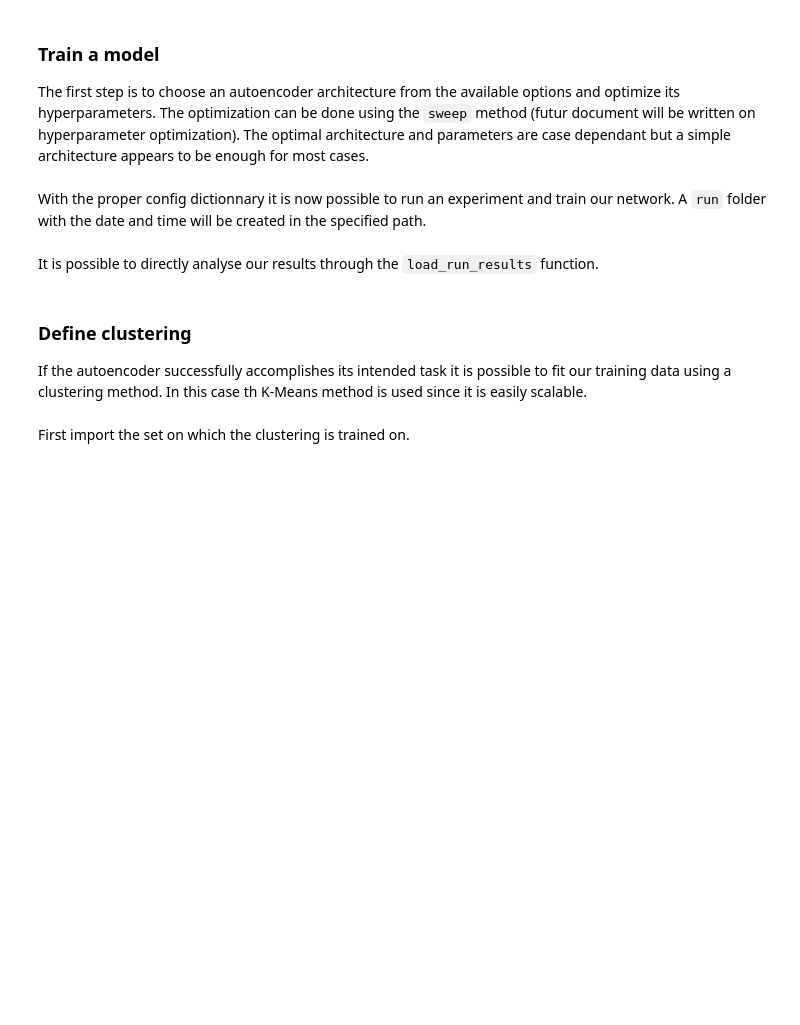
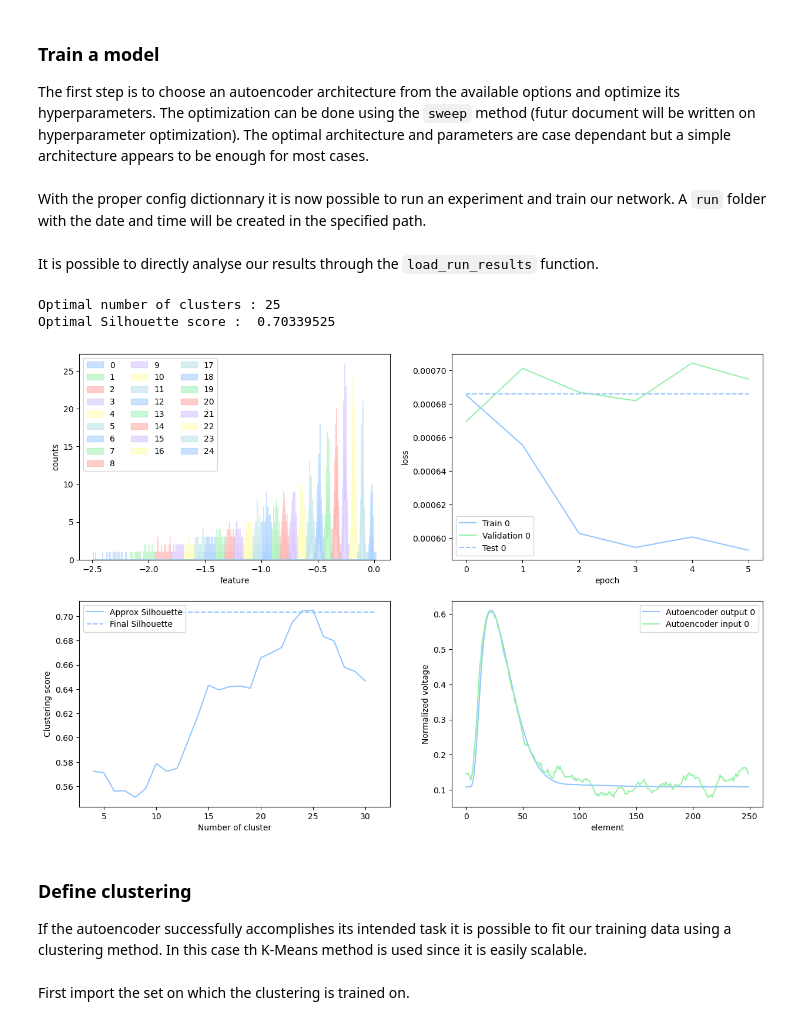
Before and after one commit to polyquantique/Photon-Number-Classification, a Jupyter notebook: src/CompletProtocol.ipynb, the cells around one changed output. Cells and saved outputs as stored; diff of their text form; code cells hidden in the pictures; blank space fills up the shorter version.

```diff
--- a/src/CompletProtocol.ipynb
+++ b/src/CompletProtocol.ipynb
@@ -44,7 +44,11 @@ autoencoder = recurentTriplet()
 # %% [markdown]
 It is possible to directly analyse our results through the `load_run_results` function.
 # %%
-#load_run_results("Autoencoder Log/NIST (250)", 4, 30)
+load_run_results("Autoencoder Log/NIST (250) 2", 4, 30)
+# %% [output]
+Optimal number of clusters : 25
+Optimal Silhouette score :  0.70339525
+[figure, added]
 # %% [markdown]
 ### Define clustering
 
```
Also changed, not shown: parts of 3 cells of this notebook, 8 other files.
